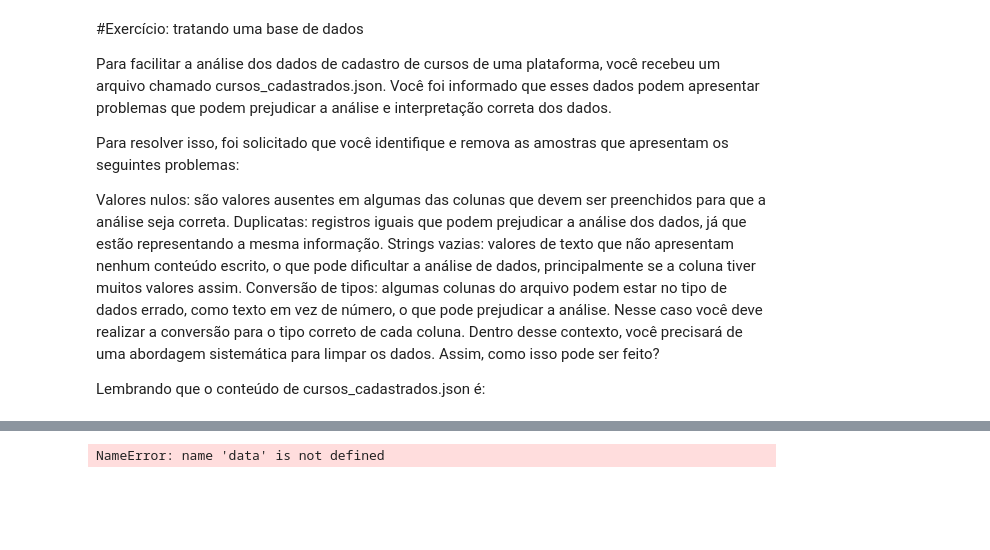
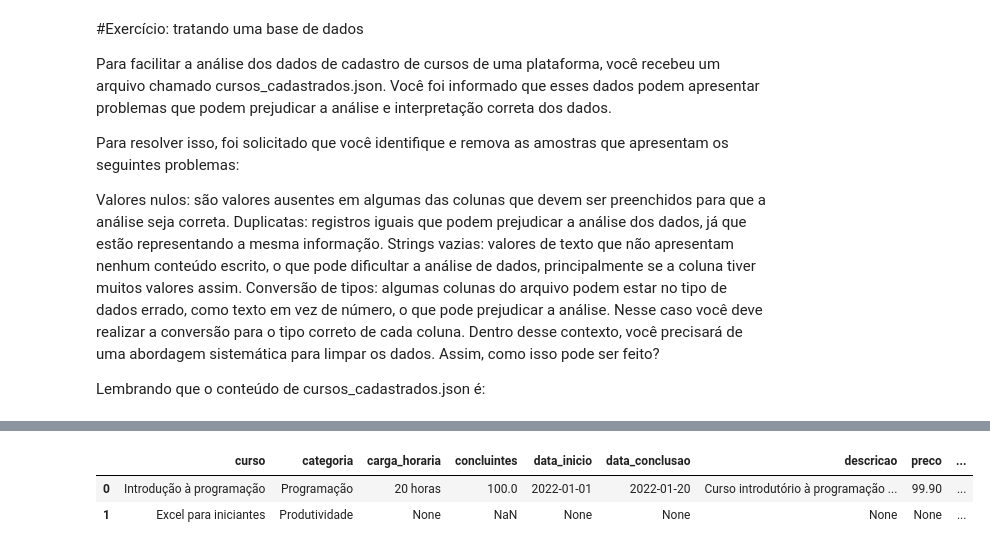
Before and after one commit to YuriArduino/Estudos_Pandas, a Jupyter notebook: Dados_duplicados_Nulos.ipynb, the cells around one changed output, grey strips where cells are left out. Cells and saved outputs as stored; diff of their text form; code cells hidden in the pictures; blank space fills up the shorter version.

```diff
--- a/Dados_duplicados_Nulos.ipynb
+++ b/Dados_duplicados_Nulos.ipynb
@@ -682,10 +631,15 @@ IndentationError: unexpected indent (ipython-input-131464248.py, line 16)
-# %%
-# normaliza o json
-df = pd.json_normalize(data)
-
-# exibe o DataFrame resultante
-print(df)
-# %% [output]
-NameError: name 'data' is not defined
+# %%
+import pandas as pd
+import json
+
+with open("cursos_cadastrados.json", "r", encoding="utf-8") as f:
+    data = json.load(f)
+
+df = pd.json_normalize(data)
+df
+# %% [output]
+|  | curso | categoria | carga_horaria | concluintes | data_inicio | data_conclusao | descricao | preco | ... |
+| 0 | Introdução à programação | Programação | 20 horas | 100.0 | 2022-01-01 | 2022-01-20 | Curso introdutório à programação ... | 99.90 | ... |
+| 1 | Excel para iniciantes | Produtividade | None | NaN | None | None | None | None | ... |
 # %%
 df.isnull().sum().sum()
```
Also changed, not shown: parts of 10 cells of this notebook.
